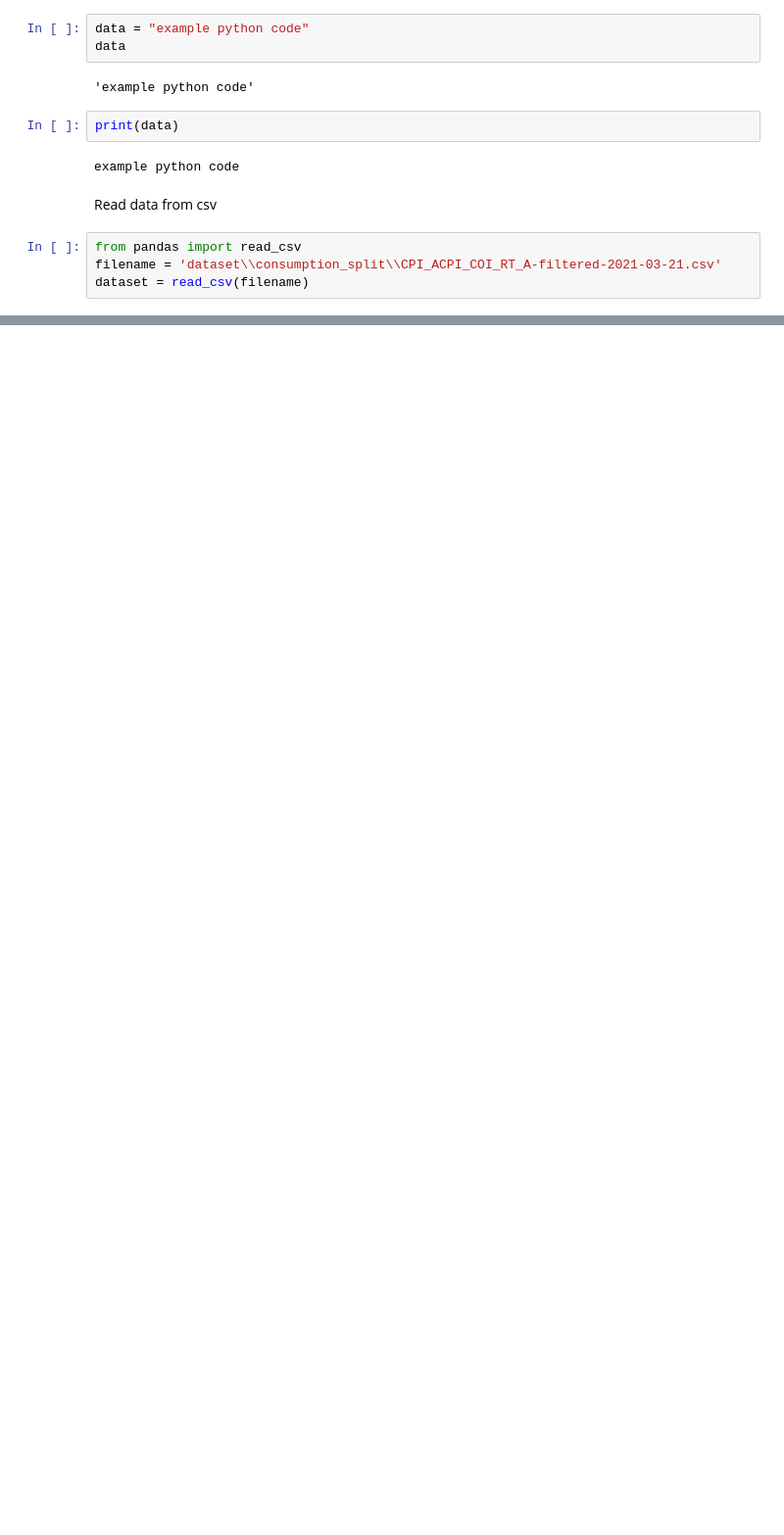
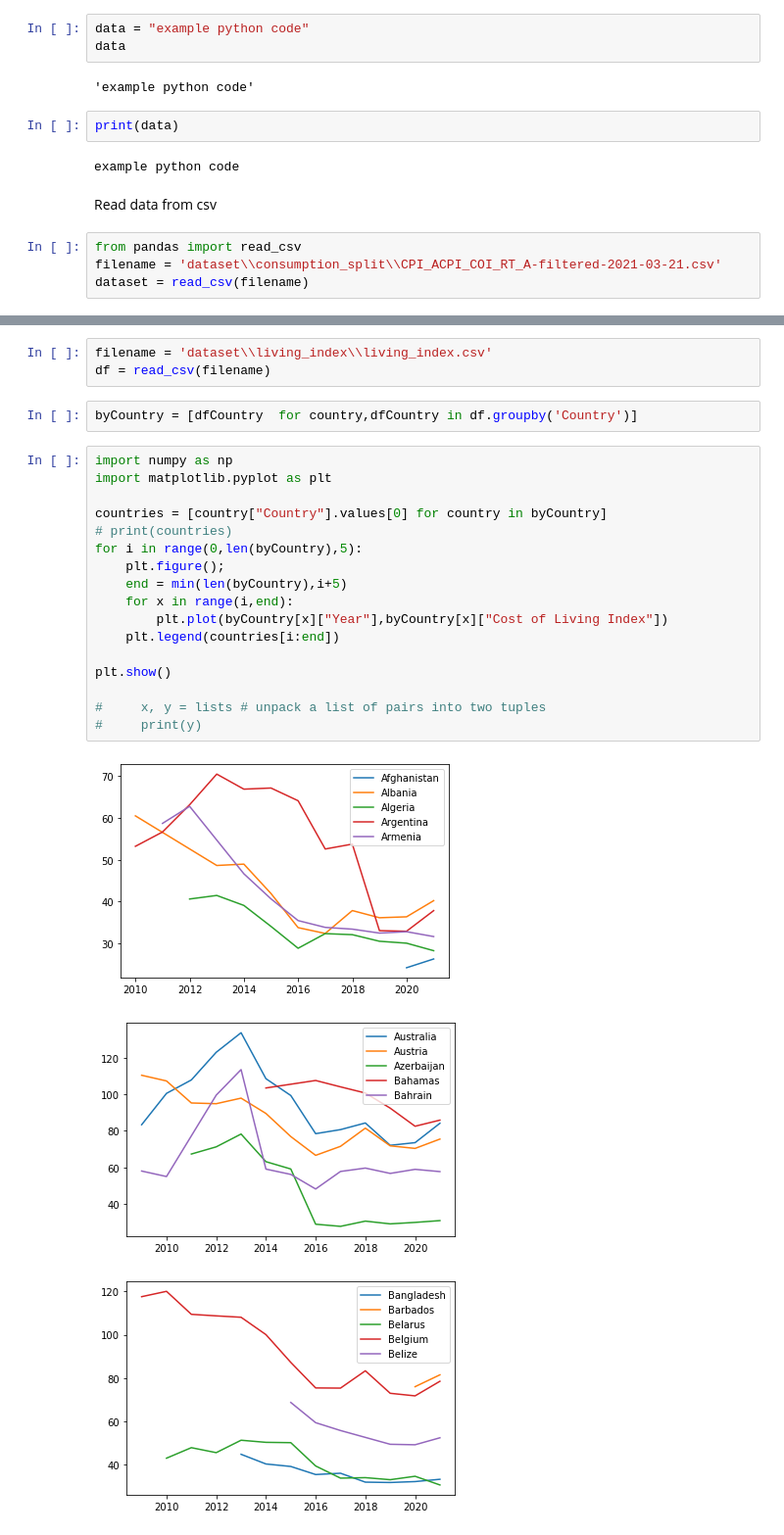
Before and after one commit to Vergenter/familyWealth, a Jupyter notebook: main.ipynb, the cells around one changed output, grey strips where cells are left out. Shown at 98% size. Drawn from its saved outputs; the diff is of its cells as text; blank space fills up the shorter version.

Commit message:
add visualization for living index data

```diff
--- a/main.ipynb
+++ b/main.ipynb
@@ -24,3 +24,29 @@ dataset.head()
 | 2 | Aruba | National consumer price index (CP... | ABW - CPS - Consumer Price Survey | COICOP (Selected categories): Clo... | 1985 | 0.79 | NaN | ... |
 | 3 | Aruba | National consumer price index (CP... | ABW - CPS - Consumer Price Survey | COICOP (Selected categories): Ele... | 1985 | 6.86 | NaN | ... |
 | 4 | Aruba | National consumer price index (CP... | ABW - CPS - Consumer Price Survey | COICOP (Selected categories): Act... | 1985 | 2.84 | NaN | ... |
+# %%
+filename = 'dataset\\living_index\\living_index.csv'
+df = read_csv(filename)
+# %%
+byCountry = [dfCountry  for country,dfCountry in df.groupby('Country')]
+# %%
+import numpy as np
+import matplotlib.pyplot as plt
+
+countries = [country["Country"].values[0] for country in byCountry]
+# print(countries)
+for i in range(0,len(byCountry),5):
+    plt.figure();
+    end = min(len(byCountry),i+5)
+    for x in range(i,end):
+        plt.plot(byCountry[x]["Year"],byCountry[x]["Cost of Living Index"])
+    plt.legend(countries[i:end])
+
+plt.show()
+
+#     x, y = lists # unpack a list of pairs into two tuples
+#     print(y)
+# %% [output]
+[figure, added]
+[figure, added]
+[figure, added]
```
Also changed, not shown: parts of 1 cell of this notebook.
